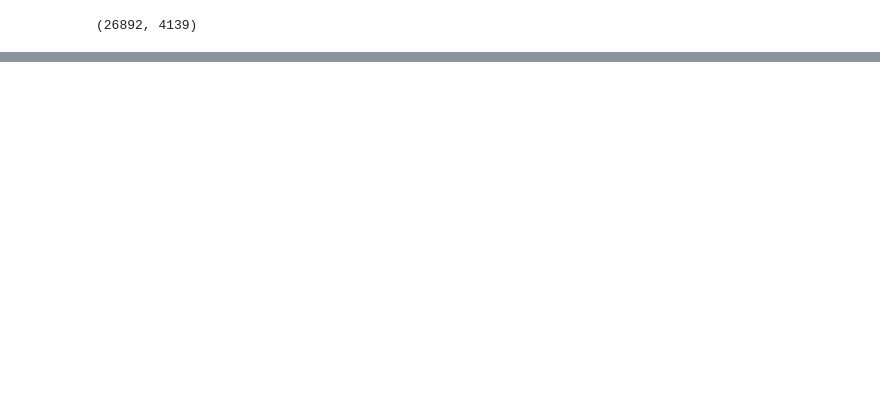
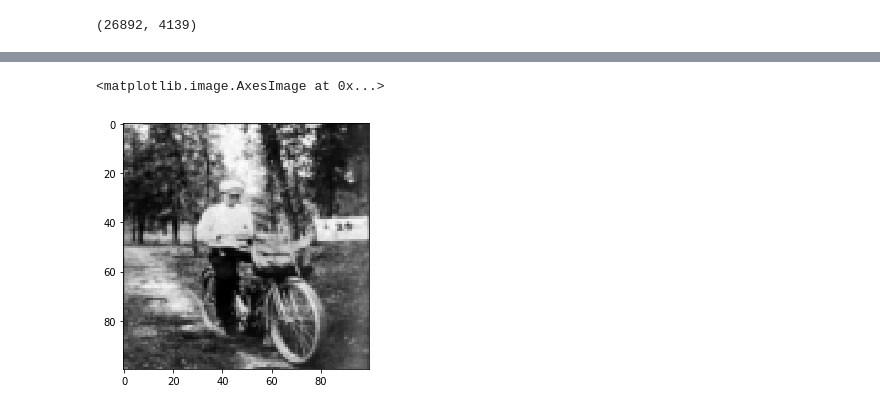
Before and after one commit to mosqueteiro/detecting_trafficlights, a Jupyter notebook: notebooks/Testing_environment.ipynb, the cells around one changed output, grey strips where cells are left out. Cells and saved outputs as stored; diff of their text form; code cells hidden in the pictures; blank space fills up the shorter version.

```diff
--- a/notebooks/Testing_environment.ipynb
+++ b/notebooks/Testing_environment.ipynb
@@ -236,0 +244,4 @@ len(y), y.sum()
+# %%
+from trafficlight_data import load_binary_train
+train_args = {'dataset':'train2017', 'host':'pg_serv', 'user':'postgres', 'data_dir':'../data/coco/'}
+X, y = load_binary_train(**train_args)
@@ -236,0 +251,7 @@ len(y), y.sum()
+# %%
+from image_processing import ImageProcessor
+imgProc = ImageProcessor(X.local_path.head(20))
+imgProc.resize_imgs((100,100,3))
+# %%
+images = imgProc.images
+images.head()
@@ -236,0 +286,6 @@ len(y), y.sum()
+# %%
+from skimage.io import imshow
+imshow(images[86])
+# %% [output]
+<matplotlib.image.AxesImage at 0x...>
+[figure, added]
```
Also changed, not shown: parts of 5 cells of this notebook, 1 other file.
